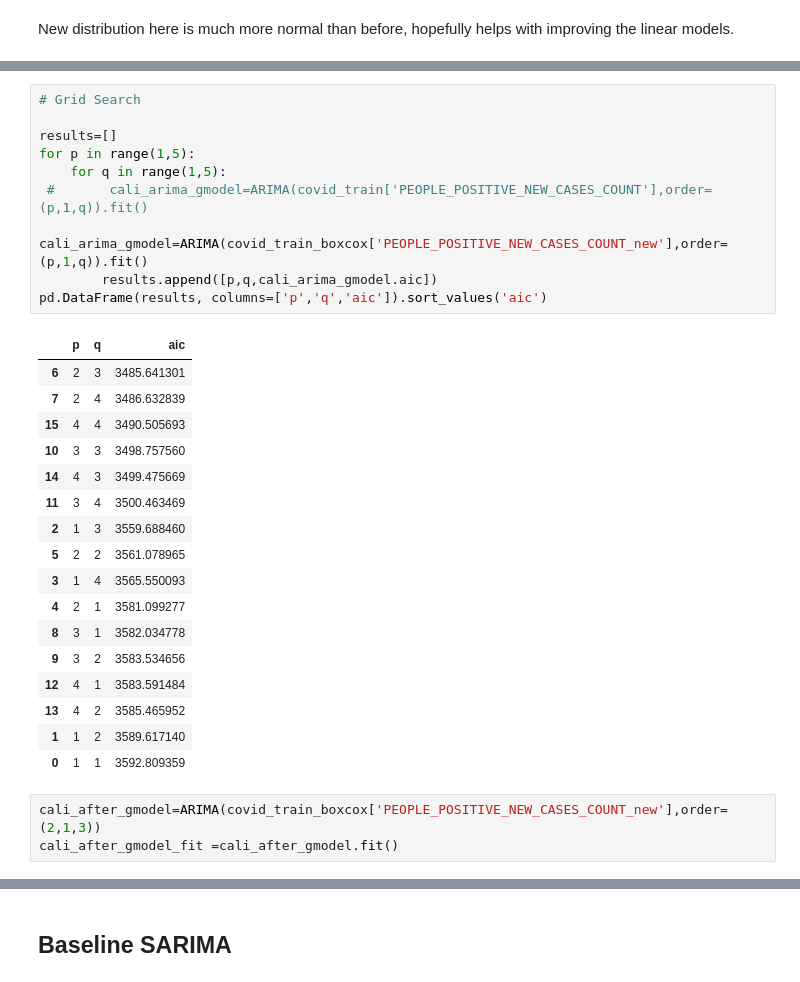
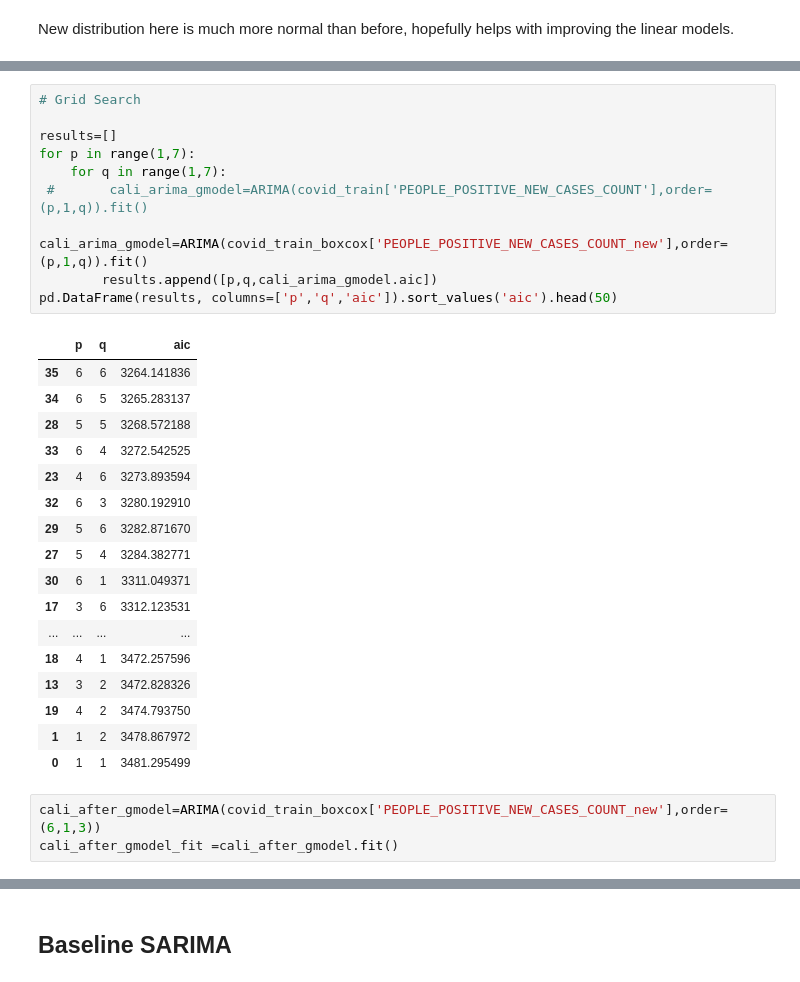
Before and after one commit to danielhe-nu/STAT390-Snowman, a Jupyter notebook: Daniel Final/Cali_ARIMA.ipynb, the cells around one changed output, grey strips where cells are left out. Cells and saved outputs as stored; diff of their text form.

```diff
--- a/Daniel Final/Cali_ARIMA.ipynb
+++ b/Daniel Final/Cali_ARIMA.ipynb
@@ -189,33 +204,33 @@ plt.bar(covid_train_boxcox.index, covid_train_boxcox['PEOPLE_POSITIVE_NEW_CASES_
 # %%
 # Grid Search
 
 results=[]
-for p in range(1,5):
-    for q in range(1,5):
+for p in range(1,7):
+    for q in range(1,7):
  #       cali_arima_gmodel=ARIMA(covid_train['PEOPLE_POSITIVE_NEW_CASES_COUNT'],order=(p,1,q)).fit()
         cali_arima_gmodel=ARIMA(covid_train_boxcox['PEOPLE_POSITIVE_NEW_CASES_COUNT_new'],order=(p,1,q)).fit()
         results.append([p,q,cali_arima_gmodel.aic])
-pd.DataFrame(results, columns=['p','q','aic']).sort_values('aic')
+pd.DataFrame(results, columns=['p','q','aic']).sort_values('aic').head(50)
 # %% [output]
 |  | p | q | aic |
-| 6 | 2 | 3 | 3485.641301 |
-| 7 | 2 | 4 | 3486.632839 |
-| 15 | 4 | 4 | 3490.505693 |
-| 10 | 3 | 3 | 3498.757560 |
-| 14 | 4 | 3 | 3499.475669 |
-| 11 | 3 | 4 | 3500.463469 |
-| 2 | 1 | 3 | 3559.688460 |
-| 5 | 2 | 2 | 3561.078965 |
-| 3 | 1 | 4 | 3565.550093 |
-| 4 | 2 | 1 | 3581.099277 |
-| 8 | 3 | 1 | 3582.034778 |
-| 9 | 3 | 2 | 3583.534656 |
-| 12 | 4 | 1 | 3583.591484 |
-| 13 | 4 | 2 | 3585.465952 |
-| 1 | 1 | 2 | 3589.617140 |
-| 0 | 1 | 1 | 3592.809359 |
+| 35 | 6 | 6 | 3264.141836 |
+| 34 | 6 | 5 | 3265.283137 |
+| 28 | 5 | 5 | 3268.572188 |
+| 33 | 6 | 4 | 3272.542525 |
+| 23 | 4 | 6 | 3273.893594 |
+| 32 | 6 | 3 | 3280.192910 |
+| 29 | 5 | 6 | 3282.871670 |
+| 27 | 5 | 4 | 3284.382771 |
+| 30 | 6 | 1 | 3311.049371 |
+| 17 | 3 | 6 | 3312.123531 |
+| ... | ... | ... | ... |
+| 18 | 4 | 1 | 3472.257596 |
+| 13 | 3 | 2 | 3472.828326 |
+| 19 | 4 | 2 | 3474.793750 |
+| 1 | 1 | 2 | 3478.867972 |
+| 0 | 1 | 1 | 3481.295499 |
 # %%
-cali_after_gmodel=ARIMA(covid_train_boxcox['PEOPLE_POSITIVE_NEW_CASES_COUNT_new'],order=(2,1,3))
+cali_after_gmodel=ARIMA(covid_train_boxcox['PEOPLE_POSITIVE_NEW_CASES_COUNT_new'],order=(6,1,3))
 cali_after_gmodel_fit =cali_after_gmodel.fit()
 # %%
 covid_df_predictions = pd.DataFrame(covid_df)
```
Also changed, not shown: parts of 24 cells of this notebook.
